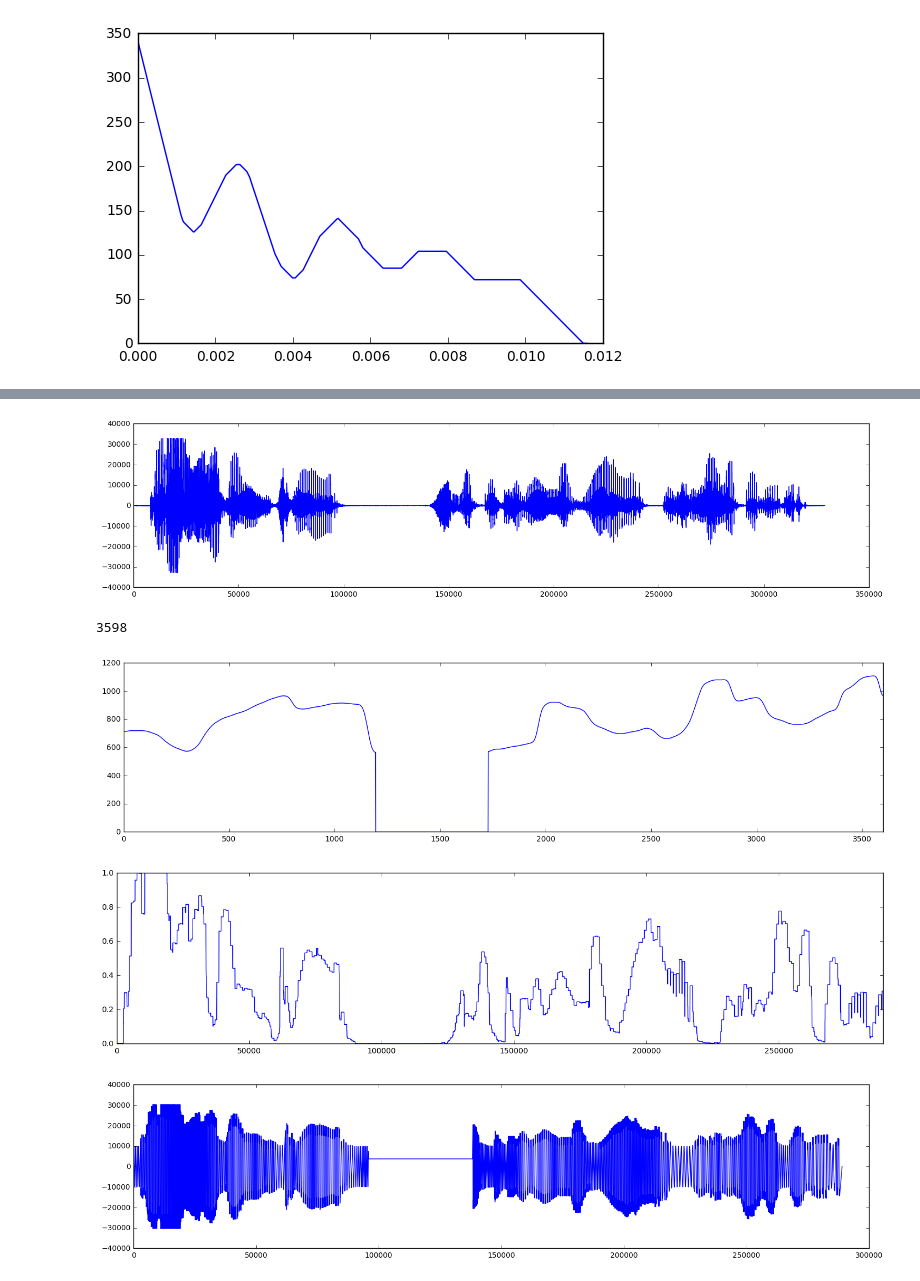
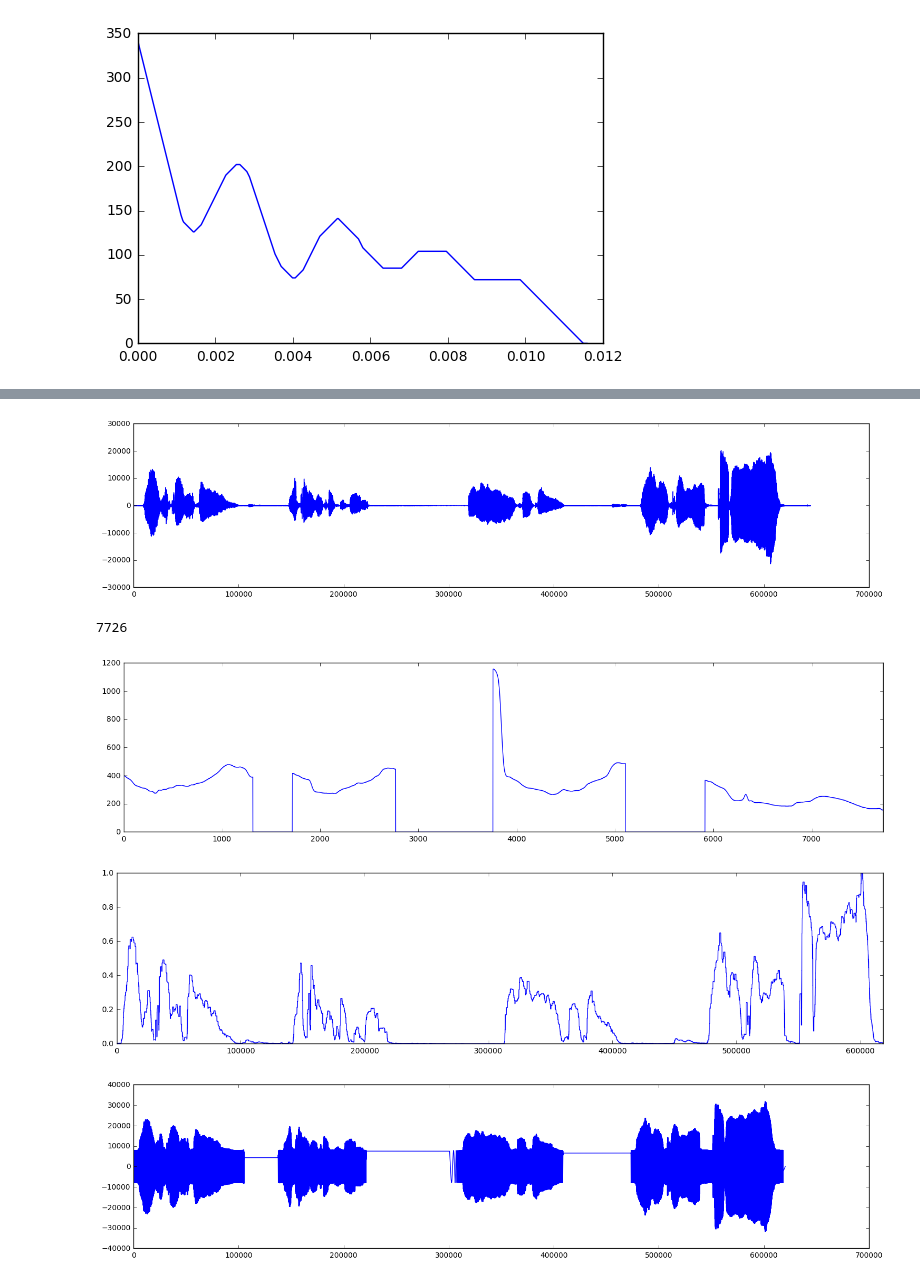
Before and after one commit to nomnom-mst/exhibition, a Jupyter notebook: waveanalyze.ipynb, the cells around one changed output, grey strips where cells are left out. Drawn from its saved outputs; the diff is of its cells as text; code cells hidden in the pictures.

Commit message:
complemented lack of pitches

```diff
--- a/waveanalyze.ipynb
+++ b/waveanalyze.ipynb
@@ -54,7 +54,7 @@ pitch.calc_pitch(data, 44100)
 # %%
 imp.reload(wavecontroller)
 
-filename = "arayuru"
+filename = "mosikasite"
 INPUT_SAMPLE_FREQ = 44100
 PITCH_FRAME = 80
 
@@ -159,38 +159,38 @@ buf_files = ["data/"+filename+"/"+filename+".pitch",
                      "data/"+filename+"/s5_"+filename+".pitch"]
 results, remove_idxs = alignpitch.merge_pitch_file(buf_files)
 bufconv.write_float("data/"+filename+"/m_"+filename+".pitch", results)
 print(len(results))
 
 # plot
 plt.figure(figsize=(18,4))
 plt.xlim(0, len(results))
 plt.plot(results)
 plt.show()
 
 # calculate amplification
 data = wavecontroller.get_data("data/"+filename+"/"+filename+".wav")
 amps = wavecontroller.calc_amp(data)
 remove_idxs = np.array(np.array(map(lambda n: np.arange(n*PITCH_FRAME, n*PITCH_FRAME+PITCH_FRAME), remove_idxs)).flat)
 amps = np.delete(amps, remove_idxs)
 
 # plot
 plt.figure(figsize=(18,4))
 plt.xlim(0, len(amps))
 plt.plot(amps)
 plt.show()
 
 # generate sounds
 generator = wavegenerator.generator()
 freq_data = generator.pitch2freq(results, INPUT_SAMPLE_FREQ)
-# data = generator.make_waves(generator.triangle_wave, freq_data, amps, PITCH_FRAME)
-data = generator.make_combine_waves(generator.sin_square_wave, freq_data, amps, PITCH_FRAME)
-wavecontroller.save_file("data/"+filename+"/sin_square.wav", data, generator.sample_freq)
+# data = generator.make_waves(generator.square_wave, freq_data, amps, PITCH_FRAME)
+data = generator.make_combine_waves(generator.sin_triangle_wave, freq_data, amps, PITCH_FRAME)
+wavecontroller.save_file("data/"+filename+"/sin_triangle.wav", data, generator.sample_freq)
 
 # plot
 wavecontroller.show_image(data)
 # %% [output]
-[figure, old version]
+[figure, new version]
-3598
+7726
-[figure, old version]
+[figure, new version]
-[figure, old version]
+[figure, new version]
-[figure, old version]
+[figure, new version]
```
Also changed, not shown: parts of 6 cells of this notebook, 17 other files.
